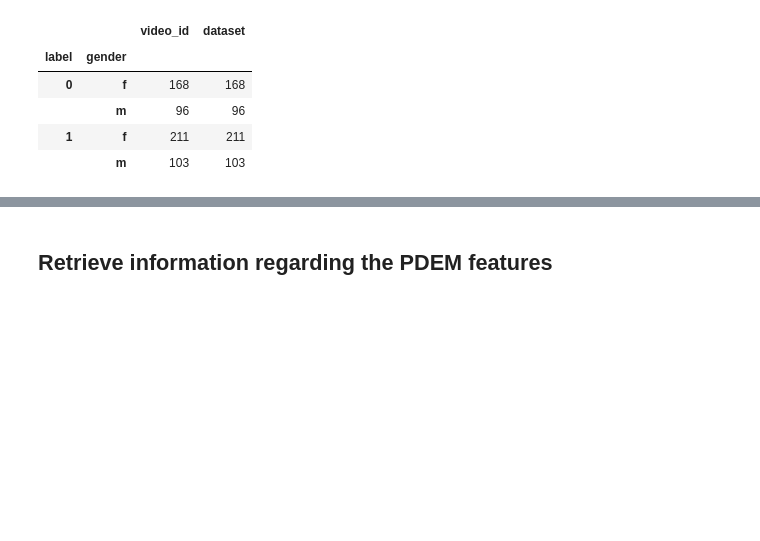
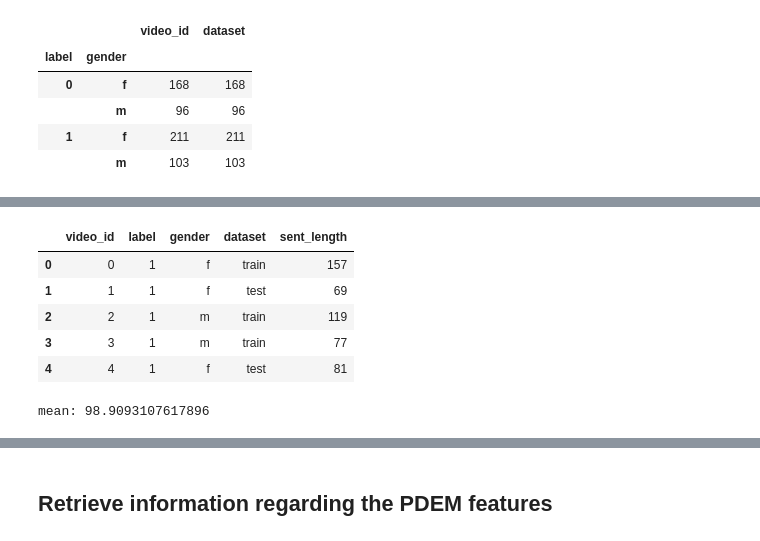
Before and after one commit to StanMey/Master_thesis_DVlog, a Jupyter notebook: notebooks/dataset_and_feature_analysis.ipynb, the cells around one changed output, grey strips where cells are left out. Cells and saved outputs as stored; diff of their text form; code cells hidden in the pictures; blank space fills up the shorter version.

```diff
--- a/notebooks/dataset_and_feature_analysis.ipynb
+++ b/notebooks/dataset_and_feature_analysis.ipynb
@@ -133,0 +177,28 @@ df_annotv2[df_annotv2["dataset"] == "train"].groupby(["label", "gender"]).count(
+# %%
+# get the size of all the sentences
+sent_info_dict = {}
+
+for index, row in df_annotations.iterrows():
+
+    video_id = str(row.video_id)
+    sent_file_path = os.path.join(sent_embeddings_path, video_id, "sent_mpnet_normal.npy")
+    embeddings = np.load(sent_file_path).astype(np.float32)
+
+    # save the info
+    sent_info_dict[video_id] = embeddings.shape[0]
+
+# put it back into the dataframe
+df_annotations["sent_length"] = df_annotations["video_id"].apply(lambda x: sent_info_dict.get(str(x)))
+df_annotations.head()
+# %% [output]
+|  | video_id | label | gender | dataset | sent_length |
+| 0 | 0 | 1 | f | train | 157 |
+| 1 | 1 | 1 | f | test | 69 |
+| 2 | 2 | 1 | m | train | 119 |
+| 3 | 3 | 1 | m | train | 77 |
+| 4 | 4 | 1 | f | test | 81 |
+# %%
+mean_length = df_annotations['sent_length'].mean()
+print(f"mean: {mean_length}")
+# %% [output]
+mean: 98.9093107617896
```
Also changed, not shown: parts of 11 cells of this notebook.
